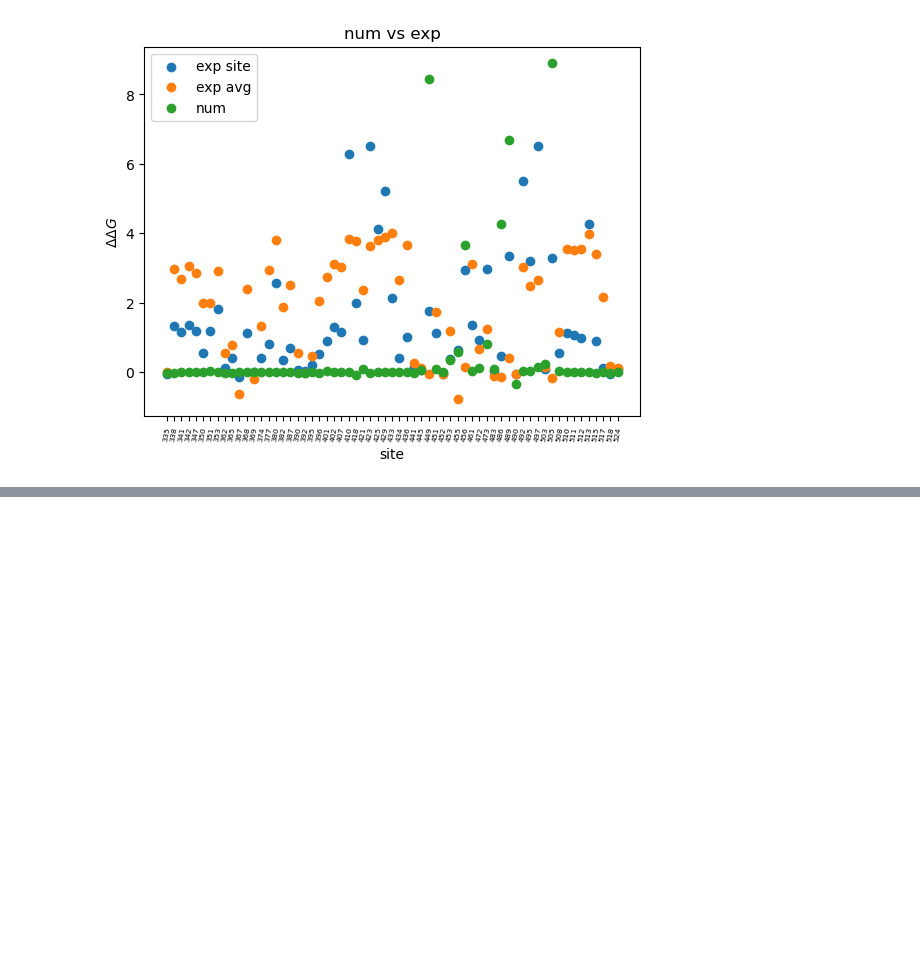
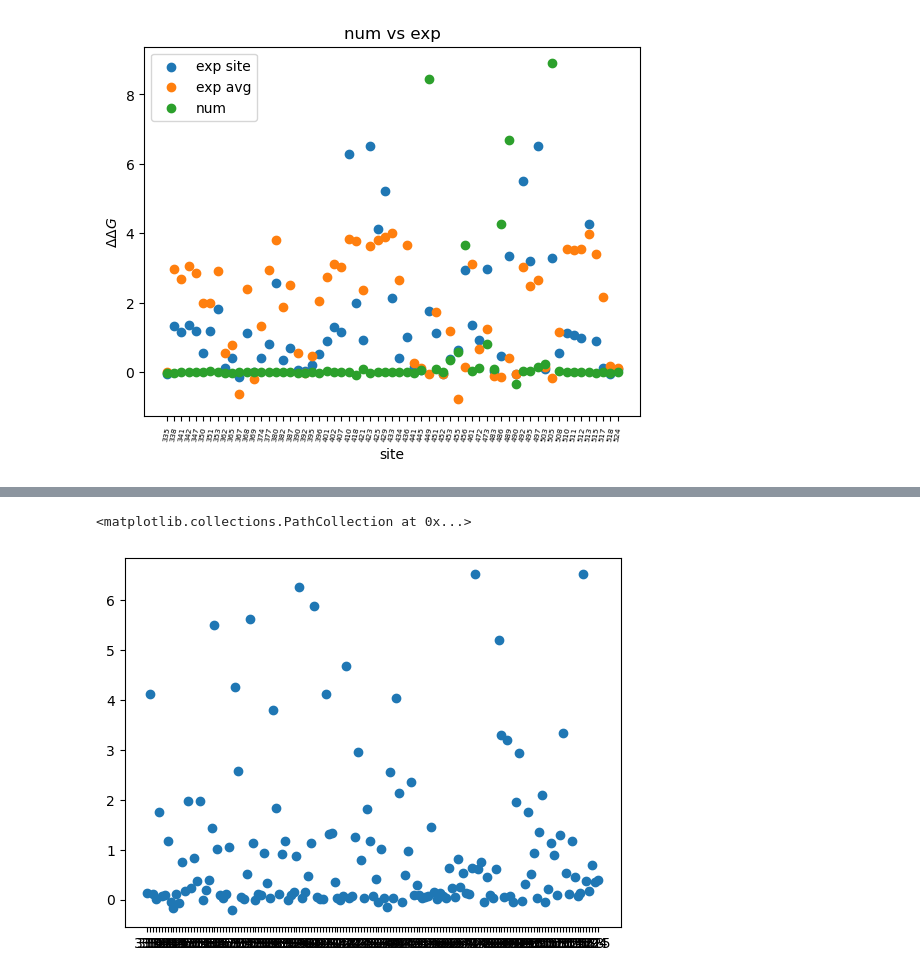
Before and after one commit to fergplace/amber_scripts, a Jupyter notebook: simple_amino_eval_pres.ipynb, the cells around one changed output, grey strips where cells are left out. Drawn from its saved outputs; the diff is of its cells as text; code cells hidden in the pictures; blank space fills up the shorter version.

```diff
--- a/simple_amino_eval_pres.ipynb
+++ b/simple_amino_eval_pres.ipynb
@@ -309,0 +373,5 @@ Text(0.5, 0, 'site')
+# %%
+plt.scatter(mut_arg_sorted_all, del_del_G_all_muts)
+# %% [output]
+<matplotlib.collections.PathCollection at 0x...>
+[figure, added]
```
Also changed, not shown: parts of 10 cells of this notebook, 1 other file.
